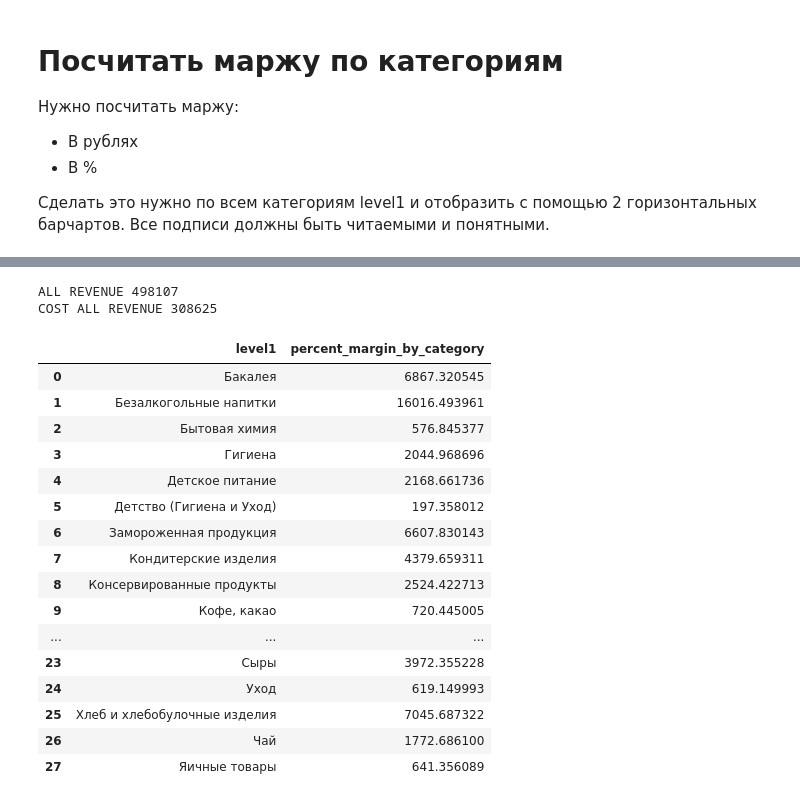
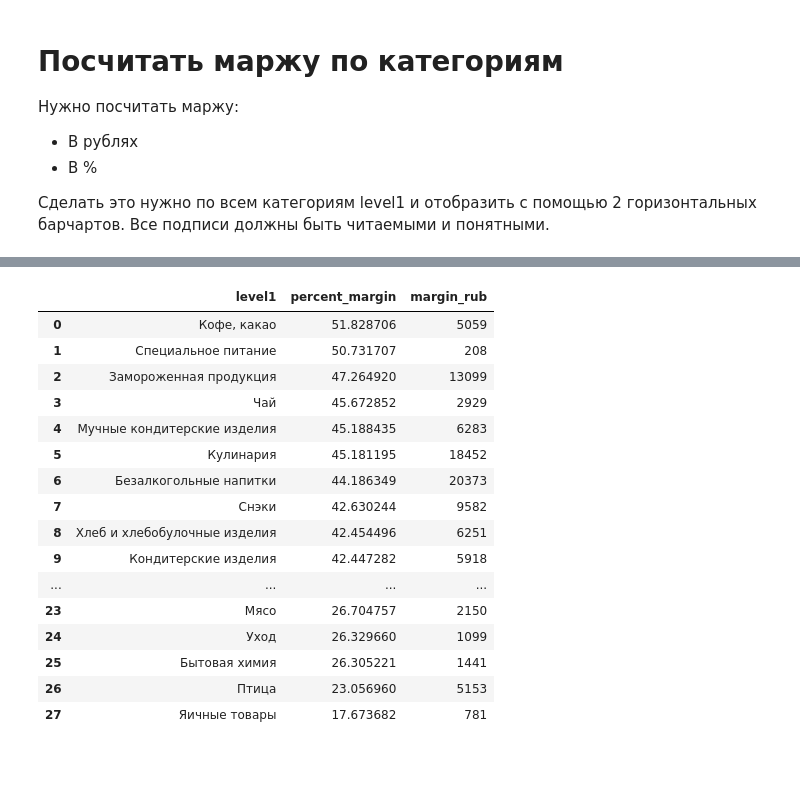
Before and after one commit to Putinka1993/Simulate, a Jupyter notebook: final_python_samokat/test_Samokat.ipynb, the cells around one changed output, grey strips where cells are left out. Drawn from its saved outputs; the diff is of its cells as text; code cells hidden in the pictures; blank space fills up the shorter version.

```diff
--- a/final_python_samokat/test_Samokat.ipynb
+++ b/final_python_samokat/test_Samokat.ipynb
@@ -234,33 +244,34 @@ merge_table.head(3)
 | 0 | 1517514900 | 2022-01-13 16:48:19 | 17122 | 1 | 169 | 169 | 74 | Рыбная гастрономия | Нерыбные продукты моря | ... |
 | 1 | 1517430051 | 2022-01-13 16:46:53 | 17122 | 1 | 169 | 169 | 74 | Рыбная гастрономия | Нерыбные продукты моря | ... |
 | 2 | 1517578174 | 2022-01-13 18:12:30 | 17122 | 1 | 169 | 169 | 74 | Рыбная гастрономия | Нерыбные продукты моря | ... |
-# %%
-print(f'ALL REVENUE {merge_table['total_price'].sum()}')
-print(f'COST ALL REVENUE {merge_table['cost_total_price'].sum()}')
-# %% [output]
-ALL REVENUE 498107
-COST ALL REVENUE 308625
 # %%
-merge_table['percent_marginality'] = (merge_table['total_price'] - merge_table['cost_total_price']) / merge_table['total_price'] * 100.0
-result_margin_by_category = merge_table.groupby('level1').agg(
-    percent_margin_by_category = ('percent_marginality', 'sum')
+margin_rub_by_category = merge_table.groupby('level1').agg(
+    total_revenue = ('total_price', 'sum'),
+    total_cost = ('cost_total_price', 'sum')
 ).reset_index()
-result_margin_by_category
+
+# margin in RUB
+margin_rub_by_category['margin_rub'] = margin_rub_by_category['total_revenue'] - margin_rub_by_category['total_cost']
+# margin in PERCENT
+margin_rub_by_category['percent_margin'] = (margin_rub_by_category['total_revenue'] - margin_rub_by_category['total_cost']) / margin_rub_by_category['total_revenue'] * 100.0
+
+result_margin = margin_rub_by_category.loc[:, ['level1', 'percent_margin', 'margin_rub']].sort_values(['percent_margin', 'margin_rub'], ascending=[False, False]).reset_index(drop=True)
+result_margin
 # %% [output]
-|  | level1 | percent_margin_by_category |
-| 0 | Бакалея | 6867.320545 |
-| 1 | Безалкогольные напитки | 16016.493961 |
-| 2 | Бытовая химия | 576.845377 |
-| 3 | Гигиена | 2044.968696 |
-| 4 | Детское питание | 2168.661736 |
-| 5 | Детство (Гигиена и Уход) | 197.358012 |
-| 6 | Замороженная продукция | 6607.830143 |
-| 7 | Кондитерские изделия | 4379.659311 |
-| 8 | Консервированные продукты | 2524.422713 |
-| 9 | Кофе, какао | 720.445005 |
-| ... | ... | ... |
-| 23 | Сыры | 3972.355228 |
-| 24 | Уход | 619.149993 |
-| 25 | Хлеб и хлебобулочные изделия | 7045.687322 |
-| 26 | Чай | 1772.686100 |
-| 27 | Яичные товары | 641.356089 |
+|  | level1 | percent_margin | margin_rub |
+| 0 | Кофе, какао | 51.828706 | 5059 |
+| 1 | Специальное питание | 50.731707 | 208 |
+| 2 | Замороженная продукция | 47.264920 | 13099 |
+| 3 | Чай | 45.672852 | 2929 |
+| 4 | Мучные кондитерские изделия | 45.188435 | 6283 |
+| 5 | Кулинария | 45.181195 | 18452 |
+| 6 | Безалкогольные напитки | 44.186349 | 20373 |
+| 7 | Снэки | 42.630244 | 9582 |
+| 8 | Хлеб и хлебобулочные изделия | 42.454496 | 6251 |
+| 9 | Кондитерские изделия | 42.447282 | 5918 |
+| ... | ... | ... | ... |
+| 23 | Мясо | 26.704757 | 2150 |
+| 24 | Уход | 26.329660 | 1099 |
+| 25 | Бытовая химия | 26.305221 | 1441 |
+| 26 | Птица | 23.056960 | 5153 |
+| 27 | Яичные товары | 17.673682 | 781 |
```
Also changed, not shown: parts of 17 cells of this notebook, 1 other file.
